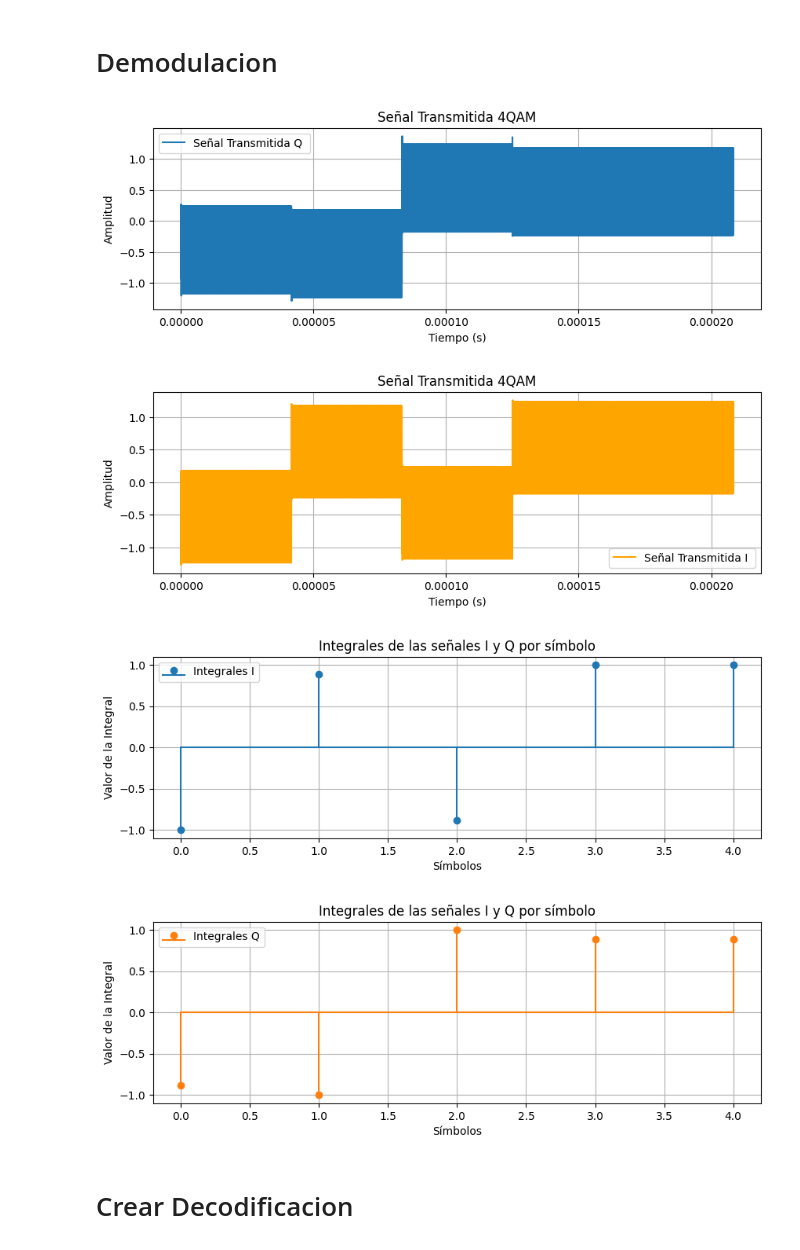
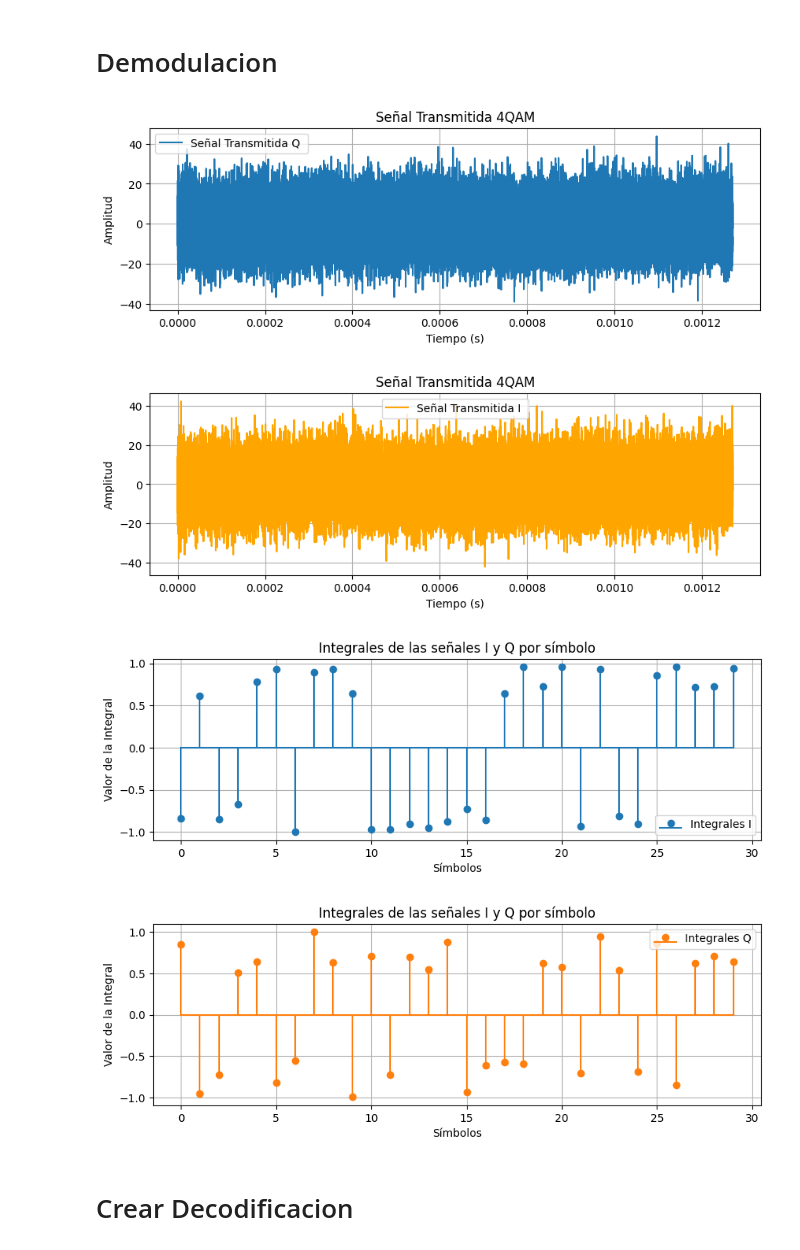
Before and after one commit to jbcgames/Laboratorio_1_Procesamiento, a Jupyter notebook: Proyecto_4QAM.ipynb, the cells around one changed output. Saved outputs shown, nothing was run; the diff lists cells and outputs as text; code cells hidden in the pictures.

```diff
--- a/Proyecto_4QAM.ipynb
+++ b/Proyecto_4QAM.ipynb
@@ -98,7 +98,7 @@ def huffman_decode(bits: str, codes: dict) -> str:
         raise ValueError("Bits sobrantes: el flujo de bits no coincide con los códigos.")
     return "".join(out)
 
-msg = "Hola"
+msg = "Mensaje de prueba"
 print(len(msg)*8)
 bits, codes = huffman_encode(msg)
 print("Bits:", bits)
@@ -106,5 +106,5 @@ print("Códigos:", codes)
 print(len(bits))
 print("Decodificado:", huffman_decode(bits[:len(bits)], codes))
 # Agregar 3 bits adificonales en 1 para evitar errores en la decodificacion
-bits += '11'
+bits += '111'
 # %% [output]
@@ -302,7 +302,6 @@ plt.show()
 ### Creacion del canal
 import numpy
 from scipy.signal import lfilter, freqz
-from scipy.signal import lfilter
 def aplicar_fft(x, fs):
     N = len(x)
     X = numpy.fft.fft(x)
@@ -339,9 +338,9 @@ def crear_canal(x, fs, fc, atenuacion_db, snr_db=20):
     plt.grid()
     plt.show()
 
-    x_filtrada = aplicar_filtro(x, b, a)
+
     # Atenuacion
-    x_ruidos = agregar_ruido_gaussiano(x_filtrada, snr_db)  # SNR de 20 dB
+    x_ruidos = agregar_ruido_gaussiano(x, snr_db)  # SNR de 20 dB
     atenuacion = 10 ** (atenuacion_db / 20)
     X_atenuada = x_ruidos * atenuacion
 
@@ -367,7 +366,7 @@ def agregar_ruido_gaussiano(x, snr_db):
     plt.xlabel('Frecuencia (Hz)')
     plt.ylabel('Magnitud')
     #plt.ylim(0, 500)
-    plt.xlim(3.8e6, 4.3e6)
+    plt.xlim(-6e6, 6e6)
     plt.grid()
     plt.subplot(2,1,2)
     plt.plot(f_ruido, numpy.abs(R), label='Ruido', color='red')
@@ -379,9 +378,9 @@ def agregar_ruido_gaussiano(x, snr_db):
     plt.show()
     return x_ruidosa
 # Prueba de canal
-fcorte = 10e6
+fc = 10e6
 #aplicar el canal a la señal con codificacion unipolar
-x_canal = crear_canal(señal_4QAM, fs, fcorte, atenuacion_db= 0 , snr_db=1000)
+x_canal = crear_canal(señal_4QAM, fs, fc, atenuacion_db= 0 , snr_db=-20)
 t_canal = t_portadora
 plt.figure()
 longitud=int(len(t)/50)
@@ -437,8 +401,8 @@ Fase estimada (radianes): 0.7408144600789344
 # Demodulacion
 # %%
 # Multiplicar la señal modulada por 4QAM por una de 4MHz para simular la transmisión
-Pre_Filtro_I = x_canal* I_desfasada  # Simulación de la transmisión
-Pre_Filtro_Q = x_canal * Q_desfasada  # Simulación de la transmisión
+Pre_Filtro_I = x_canal* portadora_I  # Simulación de la transmisión
+Pre_Filtro_Q = x_canal * portadora_Q  # Simulación de la transmisión
 plt.figure(figsize=(10, 3))
 
 plt.plot(t_portadora, Pre_Filtro_Q, label='Señal Transmitida Q ')
@@ -469,37 +433,37 @@ integral_Q = []
 for i in range(len(señales_4QAM)):
     start = i * duracion_simbolo
     end = start + duracion_simbolo
     integral = np.trapezoid(Pre_Filtro_Q[start:end], dx=1/fs)
     integral_Q.append(integral)
 # Normalizar a 1 -1
 max_I = max(abs(min(integral_I)), abs(max(integral_I)))
 integral_I = [i / max_I for i in integral_I]
 max_Q = max(abs(min(integral_Q)), abs(max(integral_Q)))
 integral_Q = [i / max_Q for i in integral_Q]
 # Graficar las integrales obtenidas
 plt.figure(figsize=(10, 3))
 plt.stem(range(len(integral_I)), integral_I, linefmt='C0-', markerfmt='C0o', basefmt='C0-', label='Integrales I')
 
 plt.xlabel('Símbolos')
 plt.ylabel('Valor de la Integral')
 plt.title('Integrales de las señales I y Q por símbolo')
 plt.legend()
 plt.grid(True)
 plt.show()
 
 plt.figure(figsize=(10, 3))
 plt.stem(range(len(integral_Q)), integral_Q, linefmt='C1-', markerfmt='C1o', basefmt='C1-', label='Integrales Q')
 plt.xlabel('Símbolos')
 plt.ylabel('Valor de la Integral')
 plt.title('Integrales de las señales I y Q por símbolo')
 plt.legend()
 plt.grid(True)
 plt.show()
 # %% [output]
-[figure, old version]
+[figure, new version]
-[figure, old version]
+[figure, new version]
-[figure, old version]
+[figure, new version]
-[figure, old version]
+[figure, new version]
 # %% [markdown]
 # Crear Decodificacion
 # %%
```
Also changed, not shown: parts of 10 cells of this notebook.
